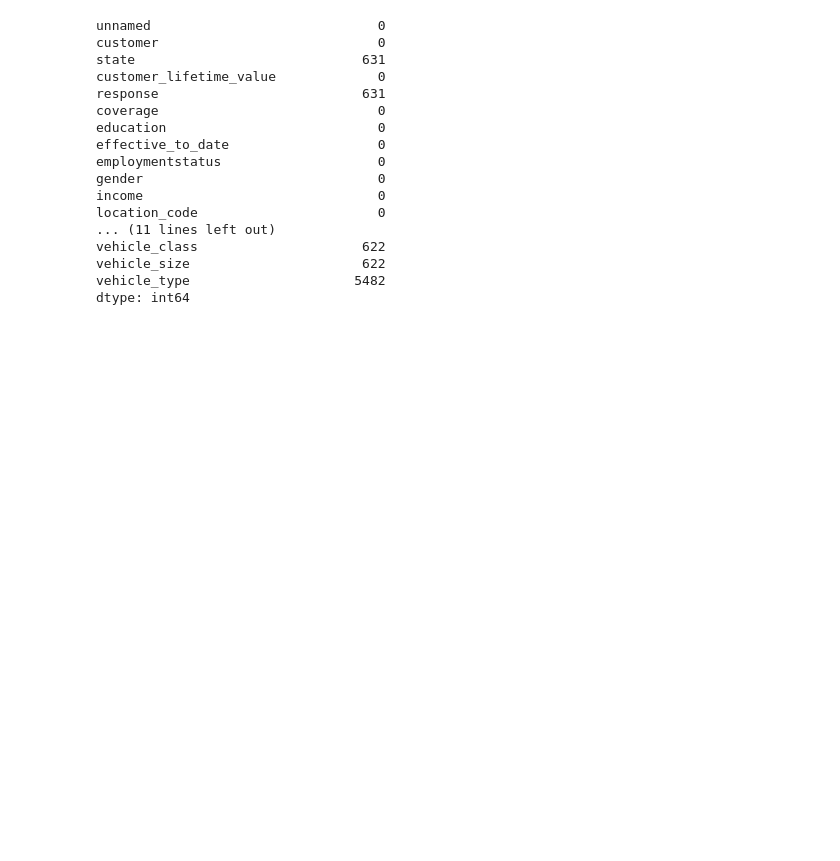
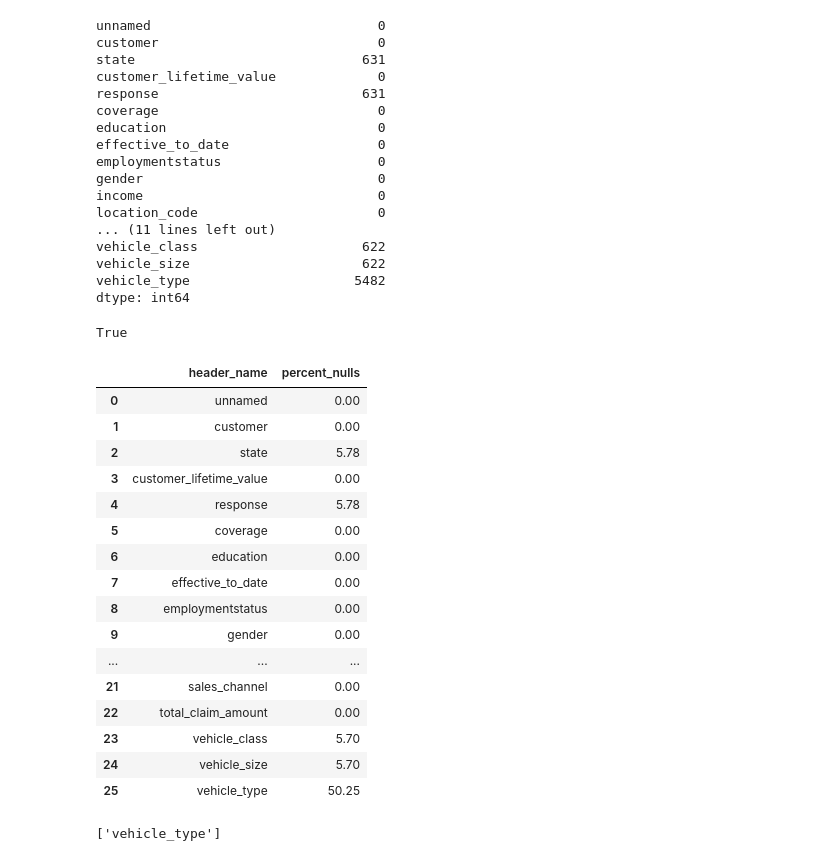
Before and after one commit to hollyjanedalton/lab-customer-analysis-round-2, a Jupyter notebook: files_for_lab/csv_files/Day 2_Lab2.ipynb, the cells around one changed output. Drawn from its saved outputs; the diff is of its cells as text; code cells hidden in the pictures; blank space fills up the shorter version.

```diff
--- a/files_for_lab/csv_files/Day 2_Lab2.ipynb
+++ b/files_for_lab/csv_files/Day 2_Lab2.ipynb
@@ -122,3 +122,41 @@ vehicle_class                     622
 vehicle_size                      622
 vehicle_type                     5482
 dtype: int64
+# %%
+data_1.isnull().values.any()
+# %% [output]
+True
+# %%
+round(data_1.isna().sum()/len(data_1),4)*100  # shows the percentage of null values in a column
+nulls_df = pd.DataFrame(round(data_1.isna().sum()/len(data_1),4)*100)
+nulls_df
+nulls_df = nulls_df.reset_index()
+nulls_df
+nulls_df.columns = ['header_name', 'percent_nulls']
+nulls_df
+# %% [output]
+|  | header_name | percent_nulls |
+| 0 | unnamed | 0.00 |
+| 1 | customer | 0.00 |
+| 2 | state | 5.78 |
+| 3 | customer_lifetime_value | 0.00 |
+| 4 | response | 5.78 |
+| 5 | coverage | 0.00 |
+| 6 | education | 0.00 |
+| 7 | effective_to_date | 0.00 |
+| 8 | employmentstatus | 0.00 |
+| 9 | gender | 0.00 |
+| ... | ... | ... |
+| 21 | sales_channel | 0.00 |
+| 22 | total_claim_amount | 0.00 |
+| 23 | vehicle_class | 5.70 |
+| 24 | vehicle_size | 5.70 |
+| 25 | vehicle_type | 50.25 |
+# %%
+#based on above, let's drop vehicle_type column, over 50% of the data has a null value.
+#Perhaps people didn't understand how to answer the question. "Type" is very general
+
+columns_drop = nulls_df[nulls_df['percent_nulls']>50]['header_name']  # dummy case with 3
+print(columns_drop.values)
+# %% [output]
+['vehicle_type']
```
Also changed, not shown: parts of 6 cells of this notebook.
